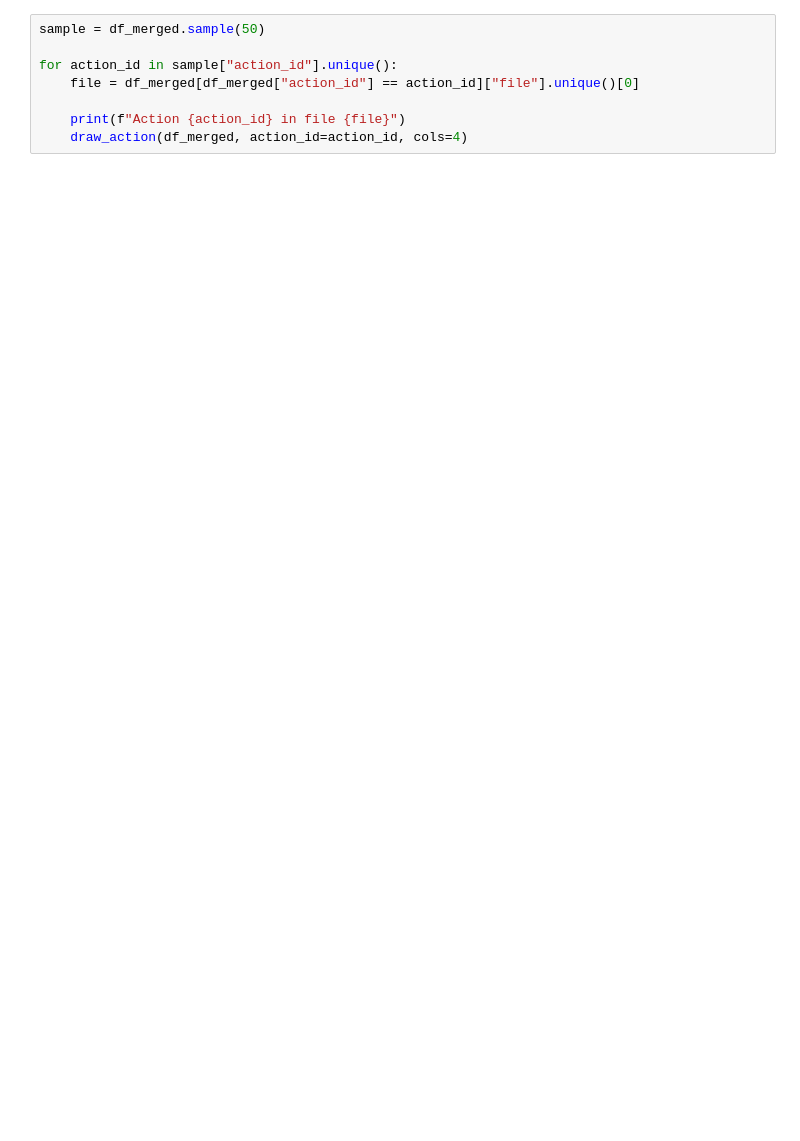
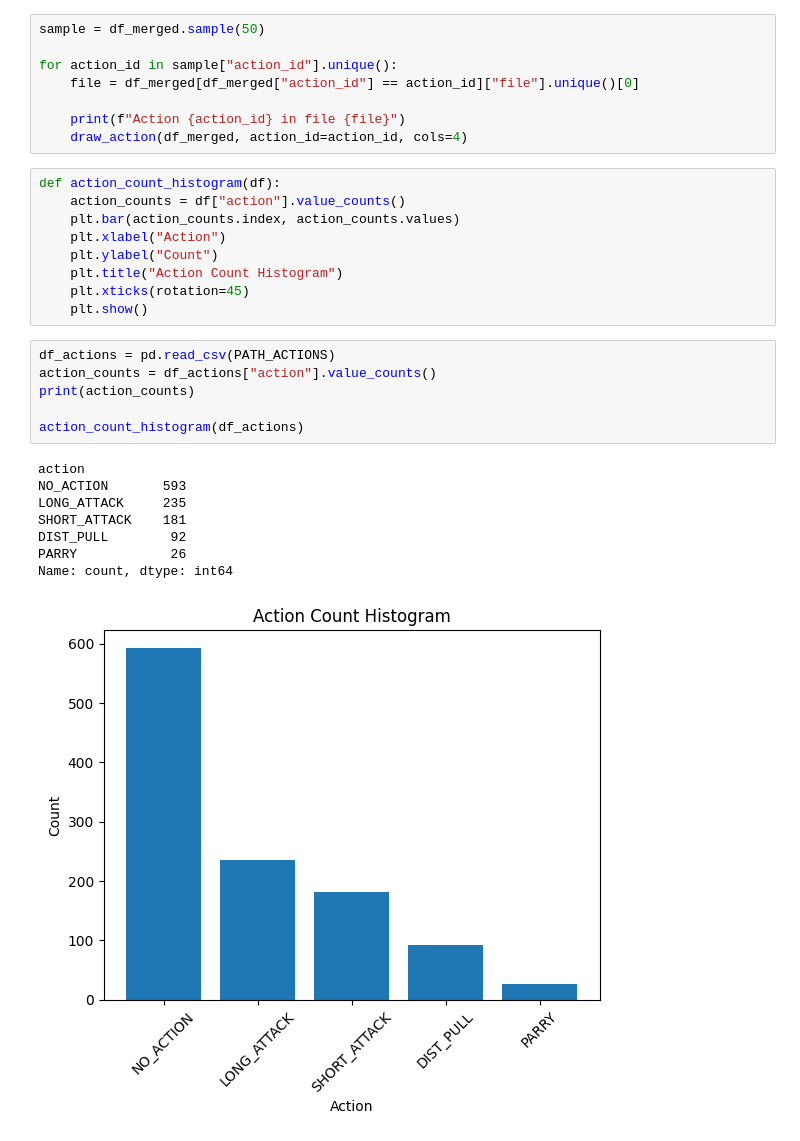
Before and after one commit to MistakesWereMaed/SaberPredict, a Jupyter notebook: Dataset/Processing/Notebooks/Visualization.ipynb, the cells around one changed output. Cells and saved outputs as stored; diff of their text form; blank space fills up the shorter version.

```diff
--- a/Dataset/Processing/Notebooks/Visualization.ipynb
+++ b/Dataset/Processing/Notebooks/Visualization.ipynb
@@ -255,3 +345,27 @@ for action_id in sample["action_id"].unique():
 
     print(f"Action {action_id} in file {file}")
     draw_action(df_merged, action_id=action_id, cols=4)
+# %%
+def action_count_histogram(df):
+    action_counts = df["action"].value_counts()
+    plt.bar(action_counts.index, action_counts.values)
+    plt.xlabel("Action")
+    plt.ylabel("Count")
+    plt.title("Action Count Histogram")
+    plt.xticks(rotation=45)
+    plt.show()
+# %%
+df_actions = pd.read_csv(PATH_ACTIONS)
+action_counts = df_actions["action"].value_counts()
+print(action_counts)
+
+action_count_histogram(df_actions)
+# %% [output]
+action
+NO_ACTION       593
+LONG_ATTACK     235
+SHORT_ATTACK    181
+DIST_PULL        92
+PARRY            26
+Name: count, dtype: int64
+[figure, added]
```
Also changed, not shown: parts of 12 cells of this notebook.
